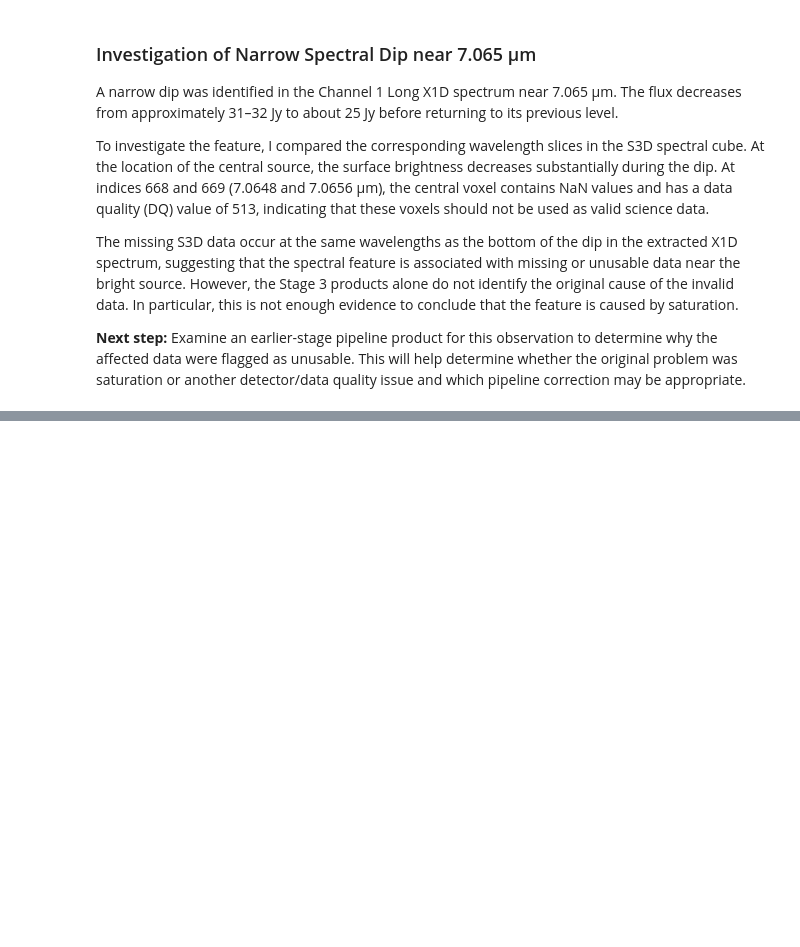
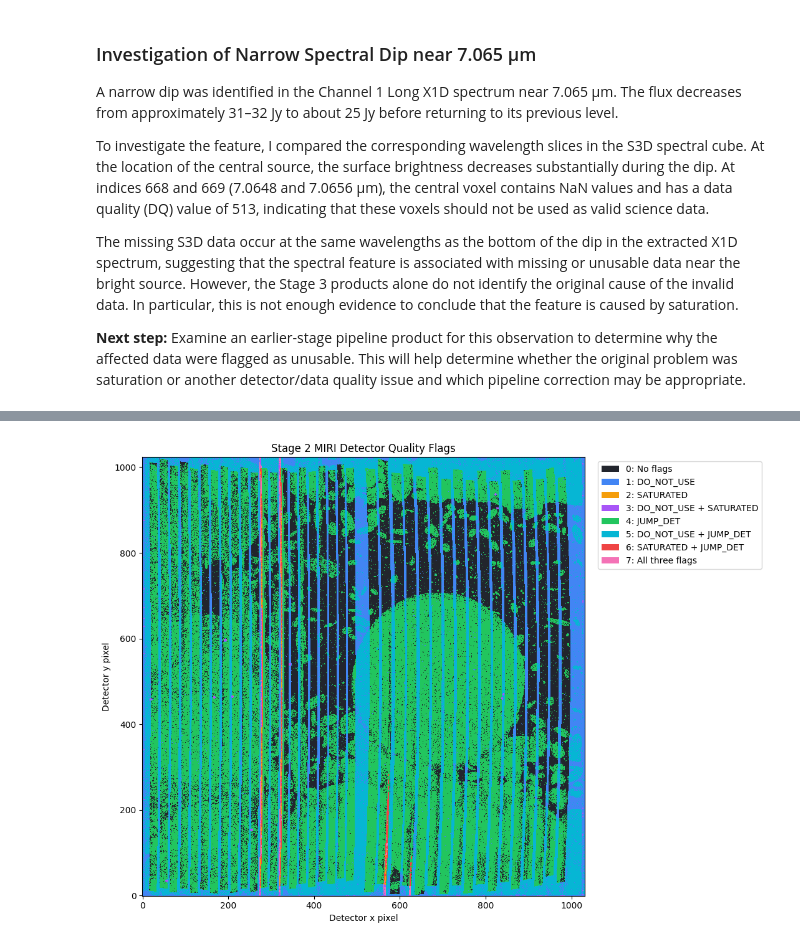
Before and after one commit to andersonava2626/jwst-miri-ml-quality-control, a Jupyter notebook: 01_irs3_data_exploration.ipynb, the cells around one changed output, grey strips where cells are left out. Drawn from its saved outputs; the diff is of its cells as text; code cells hidden in the pictures; blank space fills up the shorter version.

```diff
--- a/01_irs3_data_exploration.ipynb
+++ b/01_irs3_data_exploration.ipynb
@@ -672,0 +756,74 @@ quality issue and which pipeline correction may be appropriate.
+# %%
+
+import numpy as np
+import matplotlib.pyplot as plt
+from matplotlib.colors import ListedColormap, BoundaryNorm
+from matplotlib.patches import Patch
+
+# Extract each flag from the DQ bitmask
+do_not_use = (cal_dq & 1) != 0
+saturated = (cal_dq & 2) != 0
+jump_det = (cal_dq & 4) != 0
+
+# Create a map of the 8 possible combinations
+combined = (
+    do_not_use.astype(int)
+    + 2 * saturated.astype(int)
+    + 4 * jump_det.astype(int)
+)
+
+# Colors for each combination (0 through 7)
+colors = [
+    "#22252d",  # 0: No flags
+    "#4285f4",  # 1: DO_NOT_USE
+    "#f59e0b",  # 2: SATURATED
+    "#a855f7",  # 3: DO_NOT_USE + SATURATED
+    "#22c55e",  # 4: JUMP_DET
+    "#06b6d4",  # 5: DO_NOT_USE + JUMP_DET
+    "#ef4444",  # 6: SATURATED + JUMP_DET
+    "#f472b6"   # 7: All three
+]
+
+labels = [
+    "No flags",
+    "DO_NOT_USE",
+    "SATURATED",
+    "DO_NOT_USE + SATURATED",
+    "JUMP_DET",
+    "DO_NOT_USE + JUMP_DET",
+    "SATURATED + JUMP_DET",
+    "All three flags"
+]
+
+cmap = ListedColormap(colors)
+norm = BoundaryNorm(np.arange(-0.5, 8.5, 1), cmap.N)
+
+fig, ax = plt.subplots(figsize=(11, 8))
+
+ax.imshow(combined, origin="lower",
+          cmap=cmap, norm=norm,
+          interpolation="nearest")
+
+ax.set_title("Stage 2 MIRI Detector Quality Flags")
+ax.set_xlabel("Detector x pixel")
+ax.set_ylabel("Detector y pixel")
+
+legend = [
+    Patch(facecolor=colors[i], label=f"{i}: {labels[i]}")
+    for i in range(8)
+]
+
+ax.legend(handles=legend, loc="upper left",
+          bbox_to_anchor=(1.02, 1))
+
+plt.tight_layout()
+plt.show()
+
+# How many pixels have overlapping flags
+for i, label in enumerate(labels):
+    count = np.count_nonzero(combined == i)
+    percent = 100 * count / combined.size
+
+    print(f"{i}: {label}: {count:,} pixels ({percent:.2f}%)")
+# %% [output]
+[figure, added]
```
Also changed, not shown: parts of 8 cells of this notebook.
